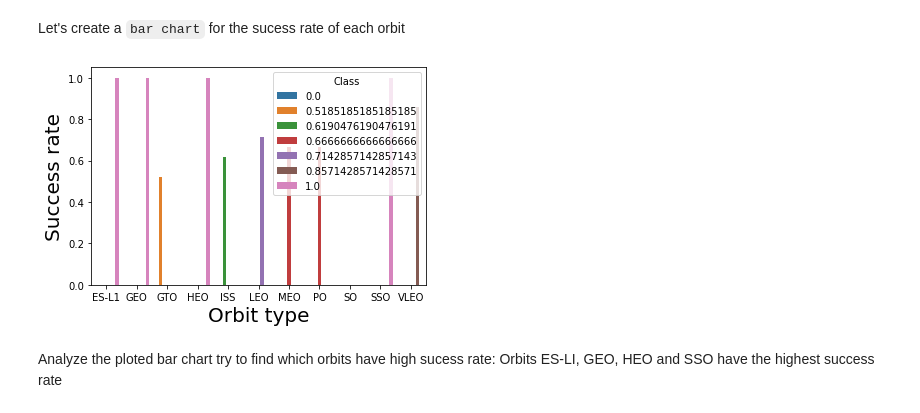
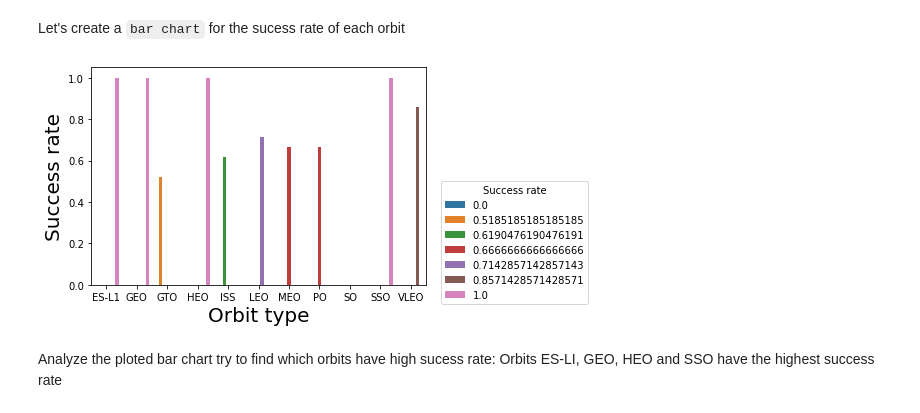
Before and after one commit to fredescosa/Applied-Data-Science-Capstone, a Jupyter notebook: EDA with visualization lab.ipynb, the cells around one changed output. Drawn from its saved outputs; the diff is of its cells as text; code cells hidden in the pictures.

```diff
--- a/EDA with visualization lab.ipynb
+++ b/EDA with visualization lab.ipynb
@@ -116,14 +116,15 @@ Let's create a `bar chart` for the sucess rate of each orbit
 # %%
 # HINT use groupby method on Orbit column and get the mean of Class column
 #df.groupby(['Orbit']).mean()['Class'].plot(kind='bar')
 grouped_orbit=df.groupby(['Orbit']).mean()
 grouped_orbit_reset_index=grouped_orbit.reset_index()
 sns.barplot(y="Class", x="Orbit", hue="Class", data=grouped_orbit_reset_index)
 plt.xlabel("Orbit type",fontsize=20)
 plt.ylabel("Success rate",fontsize=20)
+plt.legend(title= "Success rate", loc="best", bbox_to_anchor=(1, 0., 0.5, 0.5))
 plt.show()
 # %% [output]
-[figure, old version]
+[figure, new version]
 # %% [markdown]
 Analyze the ploted bar chart try to find which orbits have high sucess rate:
 Orbits ES-LI, GEO, HEO and SSO have the highest success rate
```
Also changed, not shown: parts of 2 cells of this notebook.
